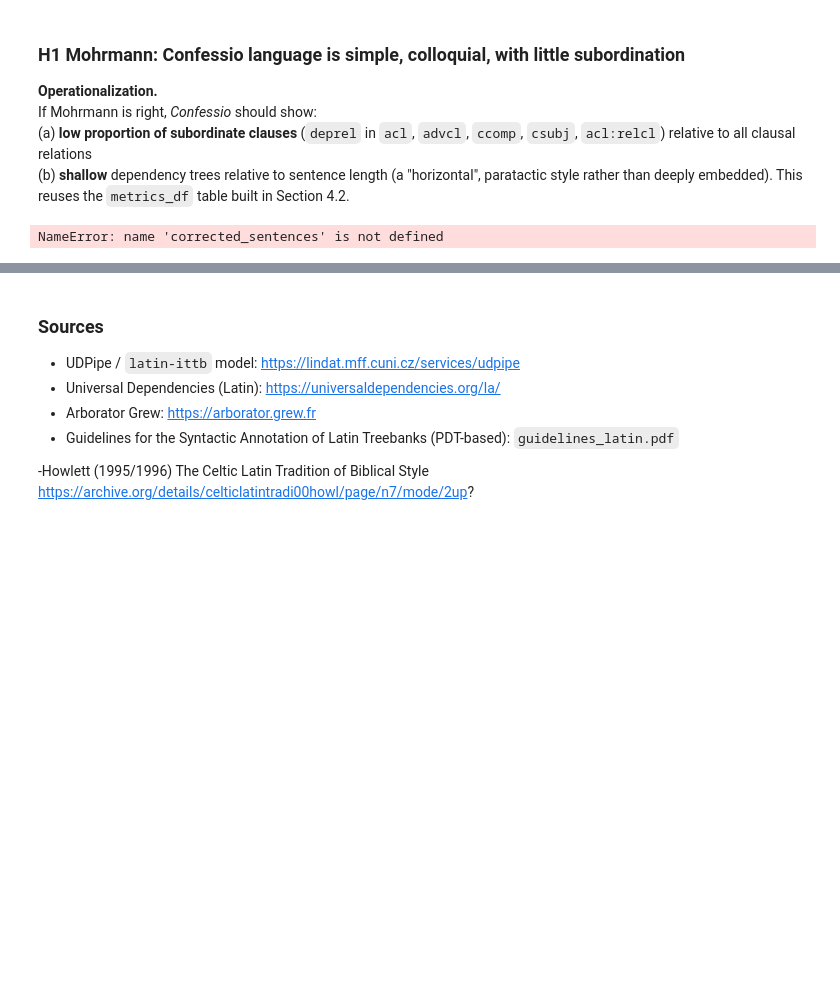
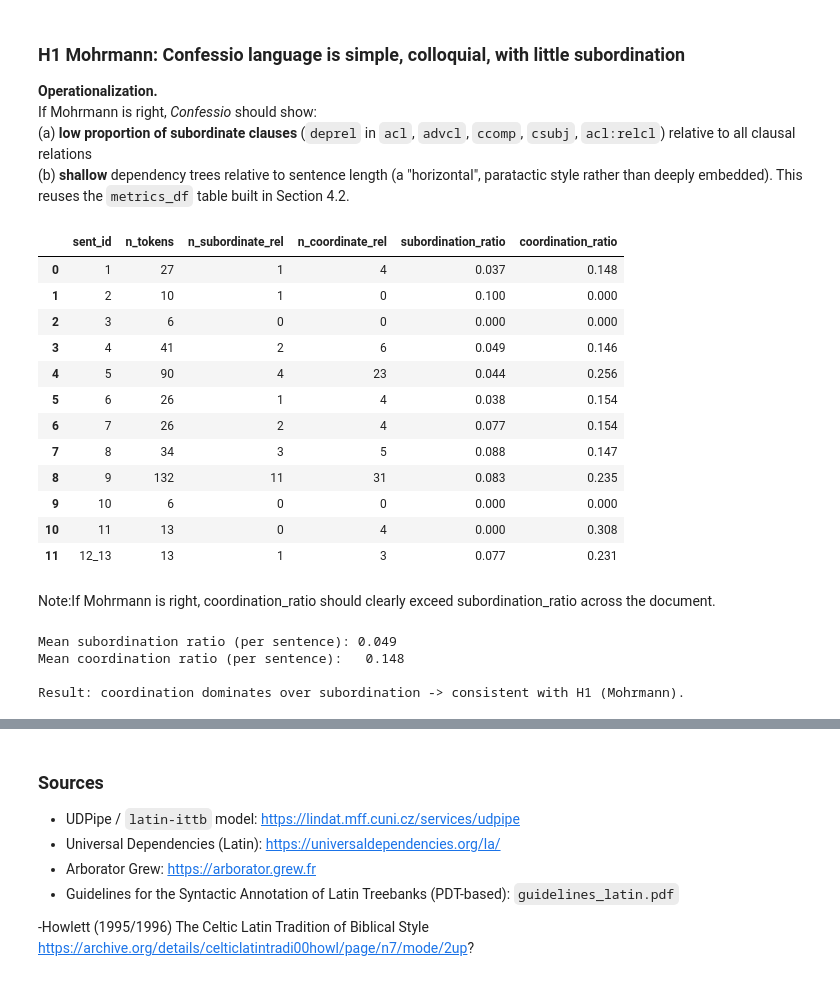
Before and after one commit to AimBtlv/research-computational_philology, a Jupyter notebook: 3-notebooks/Confessio_Linguistic_Analysis_v2.ipynb, the cells around one changed output, grey strips where cells are left out. Cells and saved outputs as stored; diff of their text form; code cells hidden in the pictures; blank space fills up the shorter version.

```diff
--- a/3-notebooks/Confessio_Linguistic_Analysis_v2.ipynb
+++ b/3-notebooks/Confessio_Linguistic_Analysis_v2.ipynb
@@ -577,27 +577,55 @@ If Mohrmann is right, *Confessio* should show:
 # %%
 SUBORDINATING_DEPRELS = {"acl", "advcl", "ccomp", "csubj"}
 COORDINATING_DEPRELS = {"conj", "cc"}
 
 h1_rows = []
-for sent_idx, sent in enumerate(corrected_sentences, start=1):
+for sent_idx, sent in enumerate(sentences, start=1):
     sent_id = sent.metadata.get("sent_id", sent_idx)
     simple_tokens = [t for t in sent if not isinstance(t["id"], tuple)]
     n_tokens = len(simple_tokens)
 
     n_subord = sum(1 for t in simple_tokens if t["deprel"] in SUBORDINATING_DEPRELS
                    or (t["deprel"] or "").startswith("acl:"))
     n_coord = sum(1 for t in simple_tokens if t["deprel"] in COORDINATING_DEPRELS)
 
     h1_rows.append({
         "sent_id": sent_id,
         "n_tokens": n_tokens,
         "n_subordinate_rel": n_subord,
         "n_coordinate_rel": n_coord,
         "subordination_ratio": round(n_subord / n_tokens, 3) if n_tokens else 0,
         "coordination_ratio": round(n_coord / n_tokens, 3) if n_tokens else 0,
     })
 
 h1_df = pd.DataFrame(h1_rows)
 h1_df
 # %% [output]
-NameError: name 'corrected_sentences' is not defined
+|  | sent_id | n_tokens | n_subordinate_rel | n_coordinate_rel | subordination_ratio | coordination_ratio |
+| 0 | 1 | 27 | 1 | 4 | 0.037 | 0.148 |
+| 1 | 2 | 10 | 1 | 0 | 0.100 | 0.000 |
+| 2 | 3 | 6 | 0 | 0 | 0.000 | 0.000 |
+| 3 | 4 | 41 | 2 | 6 | 0.049 | 0.146 |
+| 4 | 5 | 90 | 4 | 23 | 0.044 | 0.256 |
+| 5 | 6 | 26 | 1 | 4 | 0.038 | 0.154 |
+| 6 | 7 | 26 | 2 | 4 | 0.077 | 0.154 |
+| 7 | 8 | 34 | 3 | 5 | 0.088 | 0.147 |
+| 8 | 9 | 132 | 11 | 31 | 0.083 | 0.235 |
+| 9 | 10 | 6 | 0 | 0 | 0.000 | 0.000 |
+| 10 | 11 | 13 | 0 | 4 | 0.000 | 0.308 |
+| 11 | 12_13 | 13 | 1 | 3 | 0.077 | 0.231 |
+# %% [markdown]
+Note:If Mohrmann is right, coordination_ratio should clearly exceed subordination_ratio across the document.
+# %%
+h1_summary = h1_df[["subordination_ratio", "coordination_ratio"]].mean().round(3)
+print("Mean subordination ratio (per sentence):", h1_summary["subordination_ratio"])
+print("Mean coordination ratio (per sentence):  ", h1_summary["coordination_ratio"])
+print()
+if h1_summary["coordination_ratio"] > h1_summary["subordination_ratio"]:
+    print("Result: coordination dominates over subordination -> consistent with H1 (Mohrmann).")
+else:
+    print("Result: subordination dominates over coordination -> NOT consistent with H1 as stated.")
+# %% [output]
+Mean subordination ratio (per sentence): 0.049
+Mean coordination ratio (per sentence):   0.148
+
+Result: coordination dominates over subordination -> consistent with H1 (Mohrmann).
```
Also changed, not shown: parts of 11 cells of this notebook.
